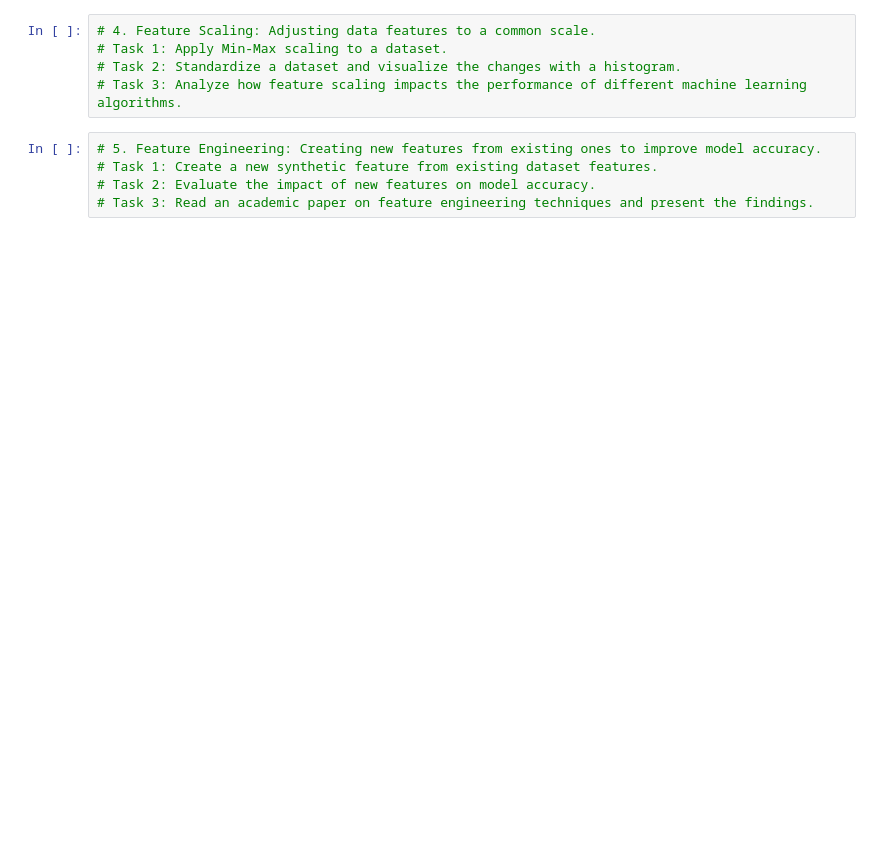
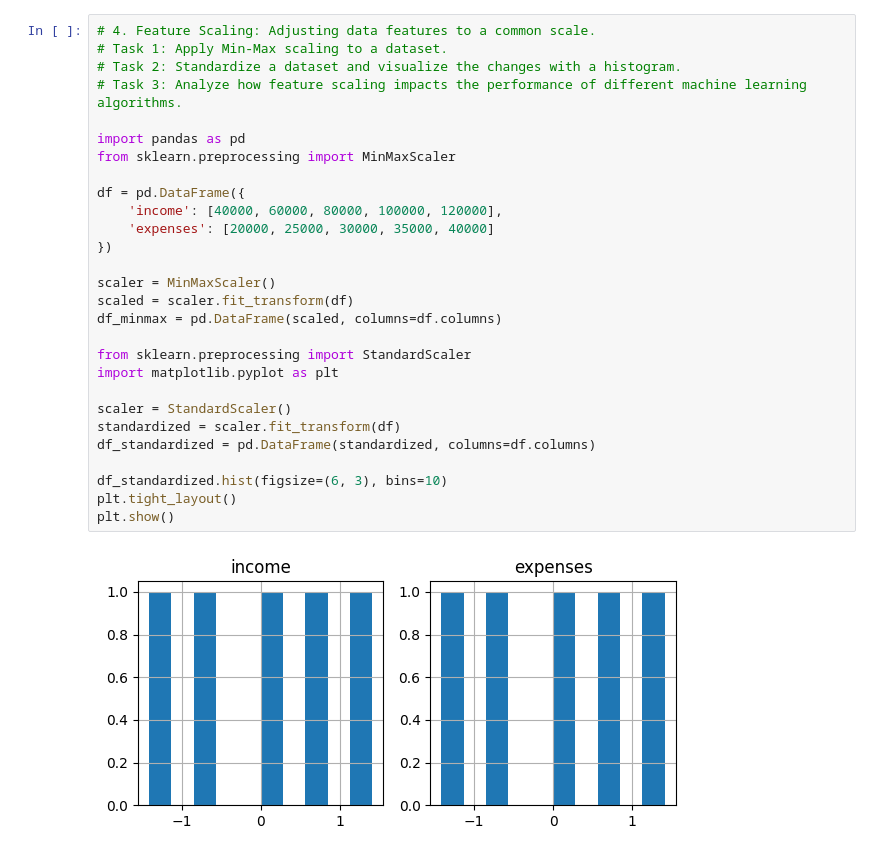
Before and after one commit to Gururaj581/AI_DATA_ANALYSIS_, a Jupyter notebook: src/Module 5/Introduction to Data Preprocessing & Cleaning/Ques_3.ipynb, the cells around one changed output. Cells and saved outputs as stored; diff of their text form; blank space fills up the shorter version.

Commit message:
Updated data preprocessing solution in Ques_3.ipynb

```diff
--- a/src/Module 5/Introduction to Data Preprocessing & Cleaning/Ques_3.ipynb
+++ b/src/Module 5/Introduction to Data Preprocessing & Cleaning/Ques_3.ipynb
@@ -18,10 +213,30 @@
 # %%
 # 4. Feature Scaling: Adjusting data features to a common scale.
 # Task 1: Apply Min-Max scaling to a dataset.
 # Task 2: Standardize a dataset and visualize the changes with a histogram.
 # Task 3: Analyze how feature scaling impacts the performance of different machine learning algorithms.
+
+import pandas as pd
+from sklearn.preprocessing import MinMaxScaler
+
+df = pd.DataFrame({
+    'income': [40000, 60000, 80000, 100000, 120000],
+    'expenses': [20000, 25000, 30000, 35000, 40000]
+})
+
+scaler = MinMaxScaler()
+scaled = scaler.fit_transform(df)
+df_minmax = pd.DataFrame(scaled, columns=df.columns)
+
+from sklearn.preprocessing import StandardScaler
+import matplotlib.pyplot as plt
+
+scaler = StandardScaler()
+standardized = scaler.fit_transform(df)
+df_standardized = pd.DataFrame(standardized, columns=df.columns)
+
+df_standardized.hist(figsize=(6, 3), bins=10)
+plt.tight_layout()
+plt.show()
+# %% [output]
+[figure, added]
-# %%
-# 5. Feature Engineering: Creating new features from existing ones to improve model accuracy.
-# Task 1: Create a new synthetic feature from existing dataset features.
-# Task 2: Evaluate the impact of new features on model accuracy.
-# Task 3: Read an academic paper on feature engineering techniques and present the findings.
```
Also changed, not shown: parts of 6 cells of this notebook, 8 other files.
